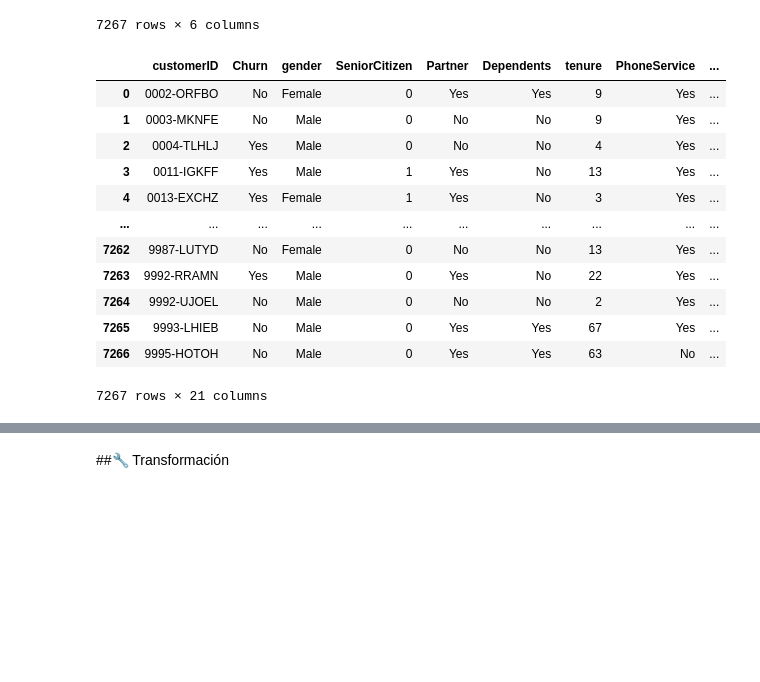
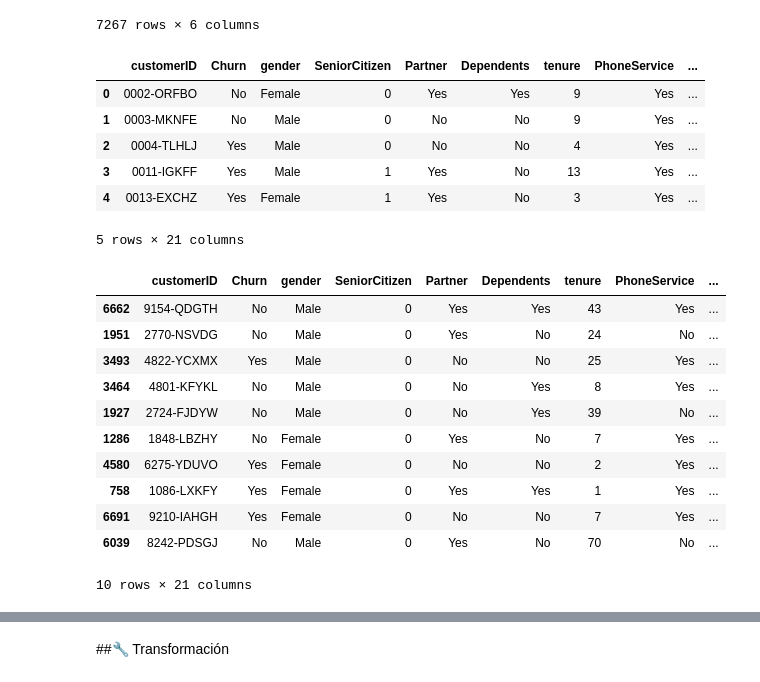
Before and after one commit to GP-Core/Telecom-X-Part-1, a Jupyter notebook: TelecomX_Part1-Gp-Core.ipynb, the cells around one changed output, grey strips where cells are left out. Saved outputs shown, nothing was run; the diff lists cells and outputs as text; code cells hidden in the pictures; blank space fills up the shorter version.

Commit message:
conociendo los datos

```diff
--- a/TelecomX_Part1-Gp-Core.ipynb
+++ b/TelecomX_Part1-Gp-Core.ipynb
@@ -32,18 +33,28 @@ datos
 # %%
 #Dado que hay varios datos con mas dicionarios tenemos que normalizarlo
 datos_norm = pd.concat([datos['customerID'],datos['Churn'],pd.json_normalize(datos['customer']),pd.json_normalize(datos['phone']),pd.json_normalize(datos['internet']),pd.json_normalize(datos['account'])],axis=1)
-datos_norm
+datos_norm.head()
 # %% [output]
 |  | customerID | Churn | gender | SeniorCitizen | Partner | Dependents | tenure | PhoneService | ... |
 | 0 | 0002-ORFBO | No | Female | 0 | Yes | Yes | 9 | Yes | ... |
 | 1 | 0003-MKNFE | No | Male | 0 | No | No | 9 | Yes | ... |
 | 2 | 0004-TLHLJ | Yes | Male | 0 | No | No | 4 | Yes | ... |
 | 3 | 0011-IGKFF | Yes | Male | 1 | Yes | No | 13 | Yes | ... |
 | 4 | 0013-EXCHZ | Yes | Female | 1 | Yes | No | 3 | Yes | ... |
-| ... | ... | ... | ... | ... | ... | ... | ... | ... | ... |
-| 7262 | 9987-LUTYD | No | Female | 0 | No | No | 13 | Yes | ... |
-| 7263 | 9992-RRAMN | Yes | Male | 0 | Yes | No | 22 | Yes | ... |
-| 7264 | 9992-UJOEL | No | Male | 0 | No | No | 2 | Yes | ... |
-| 7265 | 9993-LHIEB | No | Male | 0 | Yes | Yes | 67 | Yes | ... |
-| 7266 | 9995-HOTOH | No | Male | 0 | Yes | Yes | 63 | No | ... |
-7267 rows × 21 columns
+5 rows × 21 columns
+# %%
+#Mostramos una muestra de 10 datos para ver la consistencia y lo que posteriormene se va a tratar al igual para familiarzarnos con los datos
+datos_norm.sample(10)
+# %% [output]
+|  | customerID | Churn | gender | SeniorCitizen | Partner | Dependents | tenure | PhoneService | ... |
+| 6662 | 9154-QDGTH | No | Male | 0 | Yes | Yes | 43 | Yes | ... |
+| 1951 | 2770-NSVDG | No | Male | 0 | Yes | No | 24 | No | ... |
+| 3493 | 4822-YCXMX | Yes | Male | 0 | No | No | 25 | Yes | ... |
+| 3464 | 4801-KFYKL | No | Male | 0 | No | Yes | 8 | Yes | ... |
+| 1927 | 2724-FJDYW | No | Male | 0 | No | Yes | 39 | No | ... |
+| 1286 | 1848-LBZHY | No | Female | 0 | Yes | No | 7 | Yes | ... |
+| 4580 | 6275-YDUVO | Yes | Female | 0 | No | No | 2 | Yes | ... |
+| 758 | 1086-LXKFY | Yes | Female | 0 | Yes | Yes | 1 | Yes | ... |
+| 6691 | 9210-IAHGH | Yes | Female | 0 | No | No | 7 | Yes | ... |
+| 6039 | 8242-PDSGJ | No | Male | 0 | Yes | No | 70 | No | ... |
+10 rows × 21 columns
```
Also changed, not shown: parts of 3 cells of this notebook.
